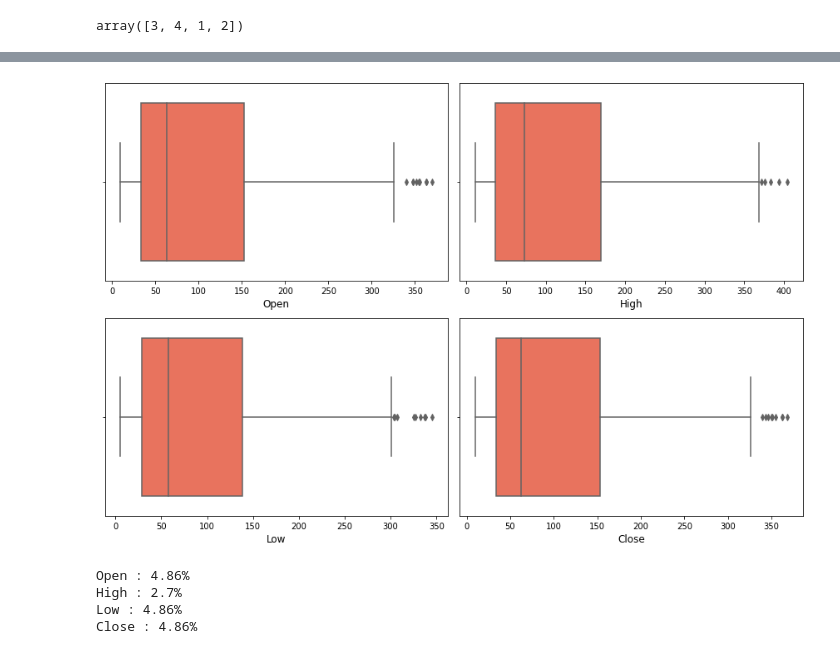
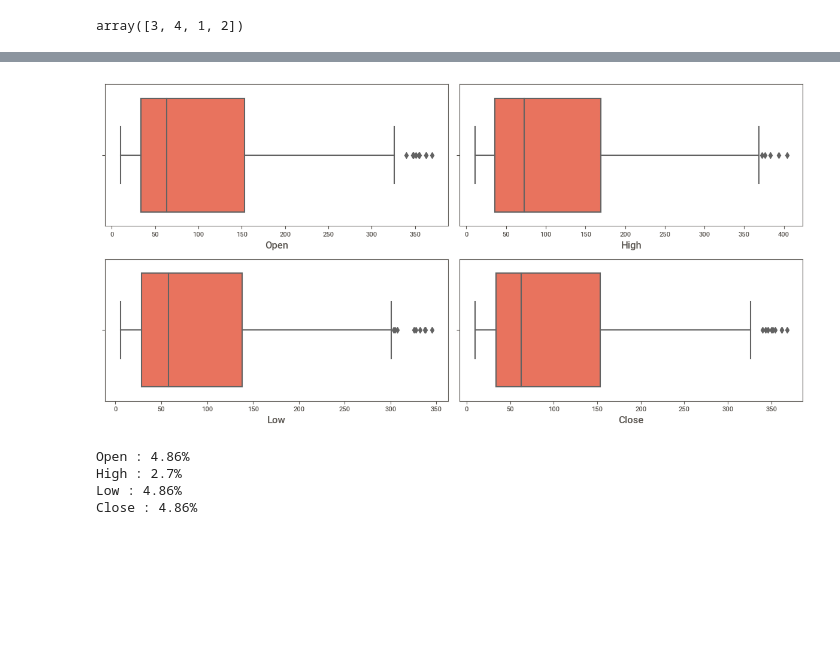
Before and after one commit to kuldeep-sngh/Play-Store-App-Review-Analysis, a Jupyter notebook: Kuldeep_Singh_Yes_Bank_Stock_Closing_Price_Prediction.ipynb, the cells around one changed output, grey strips where cells are left out. Drawn from its saved outputs; the diff is of its cells as text; code cells hidden in the pictures; blank space fills up the shorter version.

```diff
--- a/Kuldeep_Singh_Yes_Bank_Stock_Closing_Price_Prediction.ipynb
+++ b/Kuldeep_Singh_Yes_Bank_Stock_Closing_Price_Prediction.ipynb
@@ -253,16 +256,16 @@ dtypes: datetime64[ns](1), float64(4), int64(3)
 memory usage: 11.7 KB
 # %%
 # check for outliers in 'Open' , 'High', 'Low' and 'Close' columns
-fig = plt.figure(figsize=(12,8))
+fig = plt.figure(figsize=(12,6))
 c=1
 for i in ['Open' , 'High', 'Low', 'Close'] :
     plt.subplot(2, 2, c)
-    plt.xlabel('Distibution of {}'.format(i), fontsize = 12)
+    plt.xlabel(i, fontsize = 12)
     sns.boxplot(x=i,data=df,color="tomato")
     c = c + 1
 plt.tight_layout()
 # %% [output]
-[figure, old version]
+[figure, new version]
 # %%
 #create a function to find outliers using IQR
 
```
Also changed, not shown: parts of 103 cells of this notebook.
